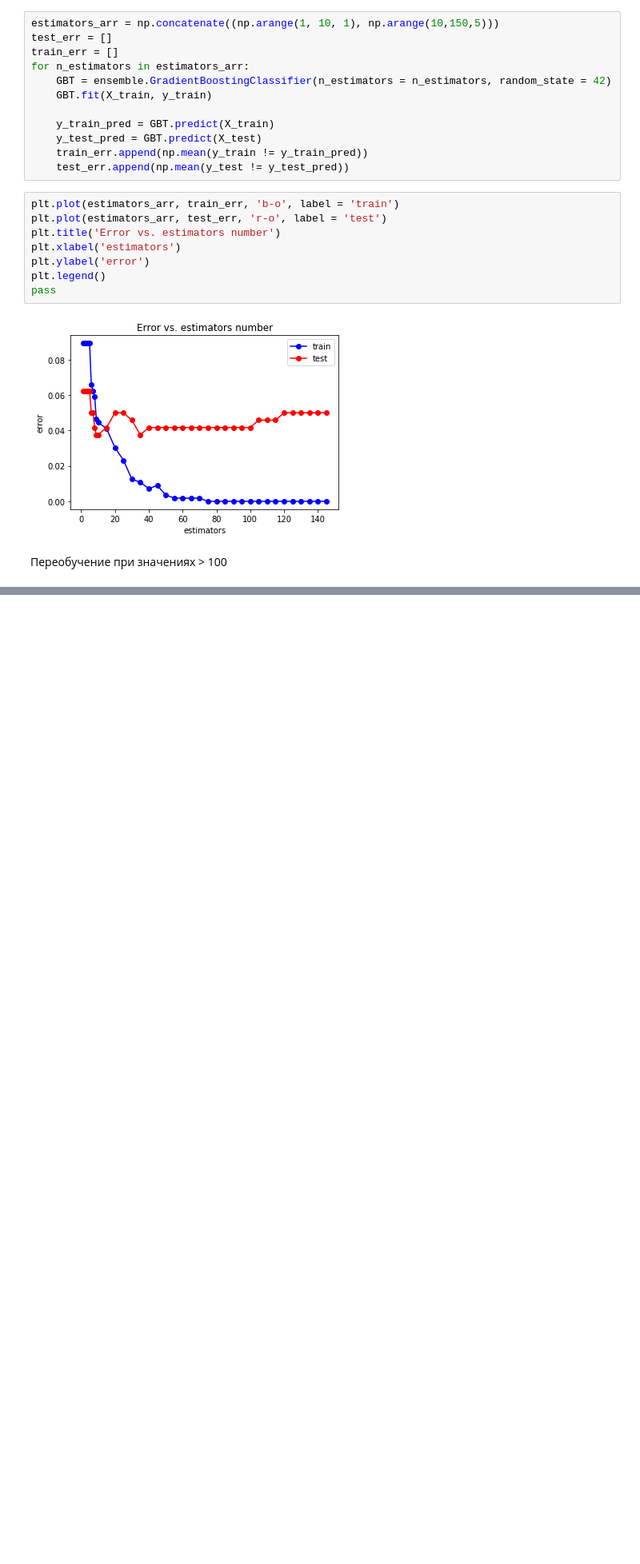
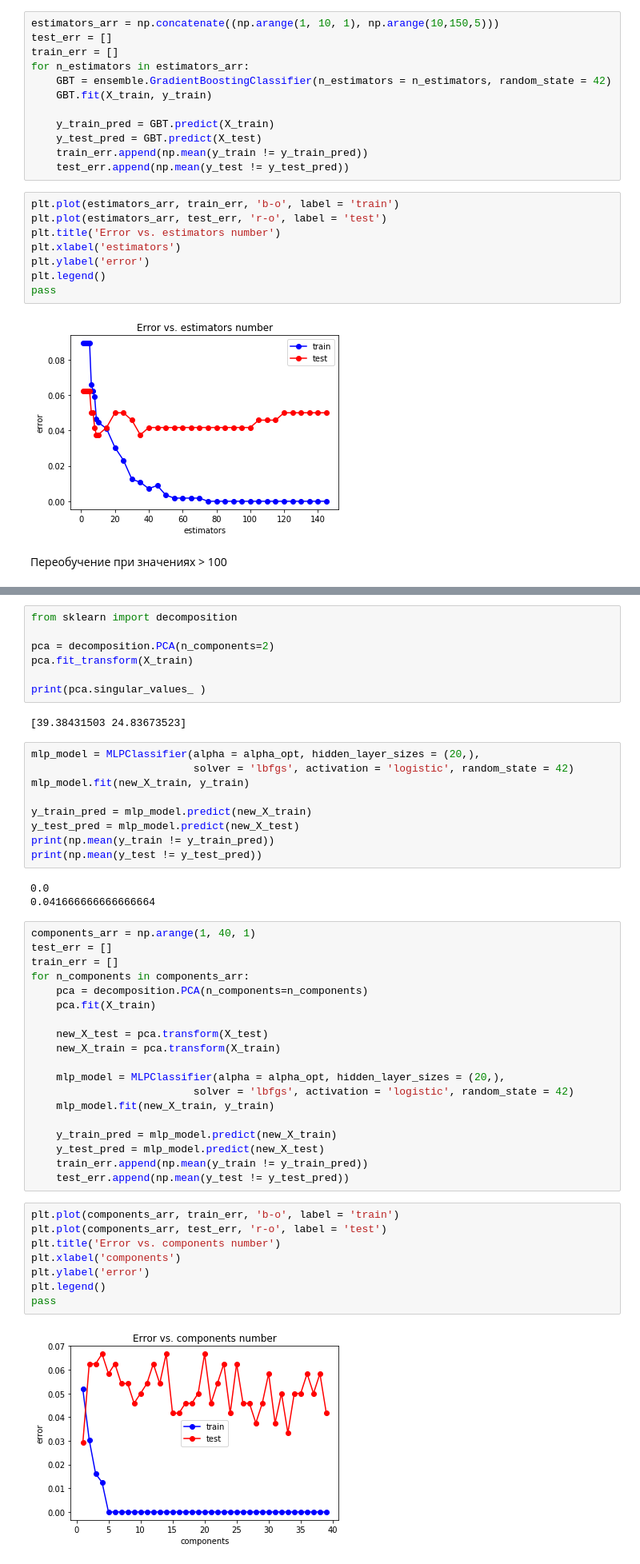
Before and after one commit to Folifolo/ml, a Jupyter notebook: lab1.ipynb, the cells around one changed output, grey strips where cells are left out. Shown at 80% size. Drawn from its saved outputs; the diff is of its cells as text; blank space fills up the shorter version.

```diff
--- a/lab1.ipynb
+++ b/lab1.ipynb
@@ -856,0 +857,50 @@ pass
+# %%
+from sklearn import decomposition
+
+pca = decomposition.PCA(n_components=2)
+pca.fit_transform(X_train)
+
+print(pca.singular_values_ )
+# %% [output]
+[39.38431503 24.83673523]
+# %%
+mlp_model = MLPClassifier(alpha = alpha_opt, hidden_layer_sizes = (20,),
+                          solver = 'lbfgs', activation = 'logistic', random_state = 42)
+mlp_model.fit(new_X_train, y_train)
+
+y_train_pred = mlp_model.predict(new_X_train)
+y_test_pred = mlp_model.predict(new_X_test)
+print(np.mean(y_train != y_train_pred))
+print(np.mean(y_test != y_test_pred))
+# %% [output]
+0.0
+0.041666666666666664
+# %%
+components_arr = np.arange(1, 40, 1)
+test_err = []
+train_err = []
+for n_components in components_arr:
+    pca = decomposition.PCA(n_components=n_components)
+    pca.fit(X_train)
+
+    new_X_test = pca.transform(X_test)
+    new_X_train = pca.transform(X_train)
+
+    mlp_model = MLPClassifier(alpha = alpha_opt, hidden_layer_sizes = (20,),
+                          solver = 'lbfgs', activation = 'logistic', random_state = 42)
+    mlp_model.fit(new_X_train, y_train)
+
+    y_train_pred = mlp_model.predict(new_X_train)
+    y_test_pred = mlp_model.predict(new_X_test)
+    train_err.append(np.mean(y_train != y_train_pred))
+    test_err.append(np.mean(y_test != y_test_pred))
+# %%
+plt.plot(components_arr, train_err, 'b-o', label = 'train')
+plt.plot(components_arr, test_err, 'r-o', label = 'test')
+plt.title('Error vs. components number')
+plt.xlabel('components')
+plt.ylabel('error')
+plt.legend()
+pass
+# %% [output]
+[figure, added]
```
Also changed, not shown: parts of 8 cells of this notebook.
